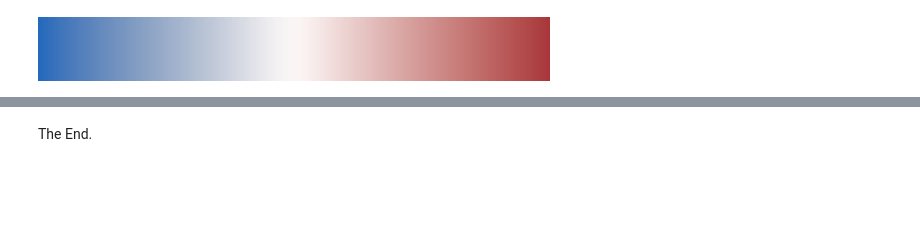
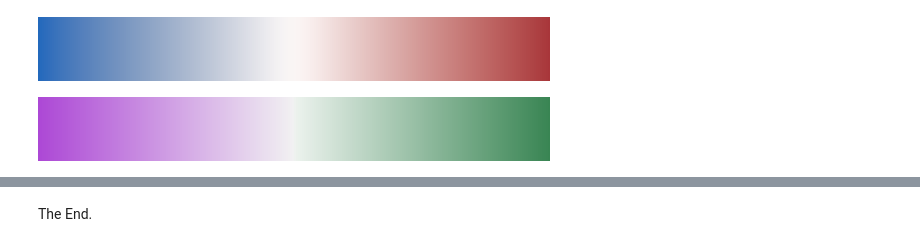
Before and after one commit to valence-labs/mood-experiments, a Jupyter notebook: notebooks/02. Gap between IID and OOD performance.ipynb, the cells around one changed output, grey strips where cells are left out. Cells and saved outputs as stored; diff of their text form; code cells hidden in the pictures; blank space fills up the shorter version.

```diff
--- a/notebooks/02. Gap between IID and OOD performance.ipynb
+++ b/notebooks/02. Gap between IID and OOD performance.ipynb
@@ -96,5 +102,10 @@ cmap
 # %% [output]
 [figure]
+# %%
+cmap2 = sns.diverging_palette(291, 138, as_cmap=True)
+cmap2
+# %% [output]
+[figure, added]
 # %%
 metric = "relative_gap"
 
```
Also changed, not shown: parts of 12 cells of this notebook, 14 other files.
